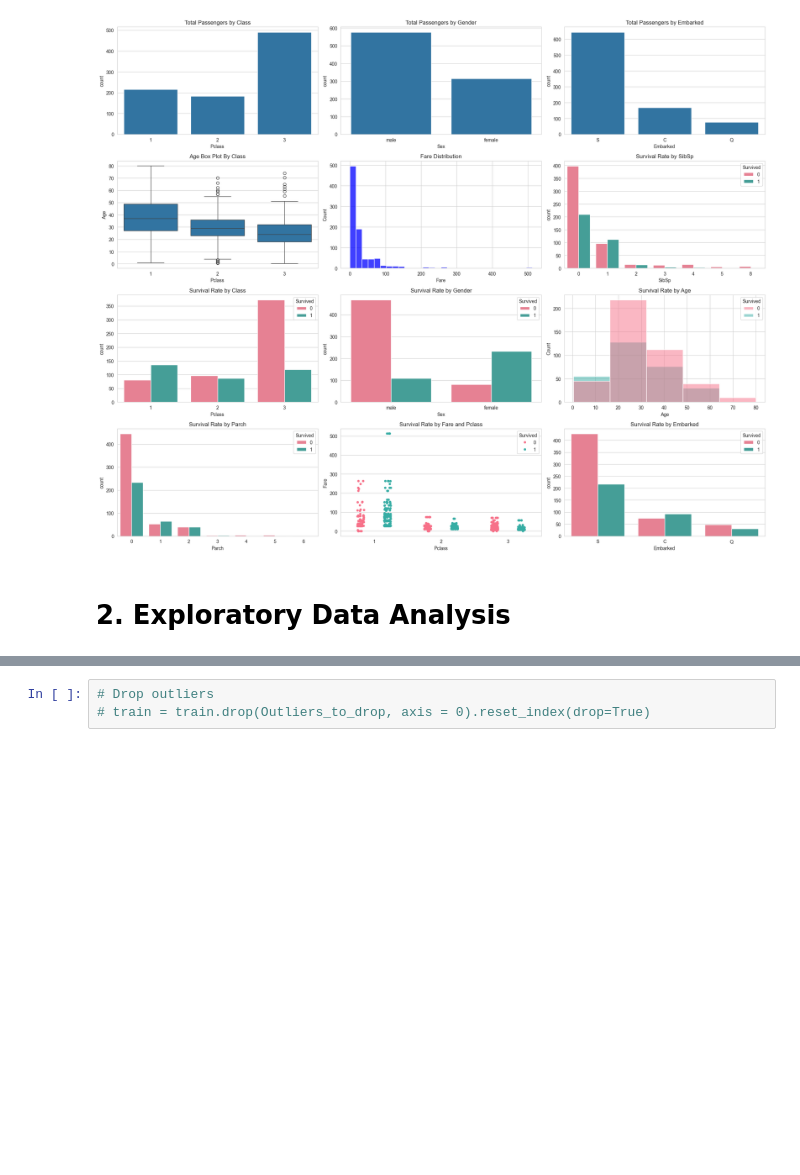
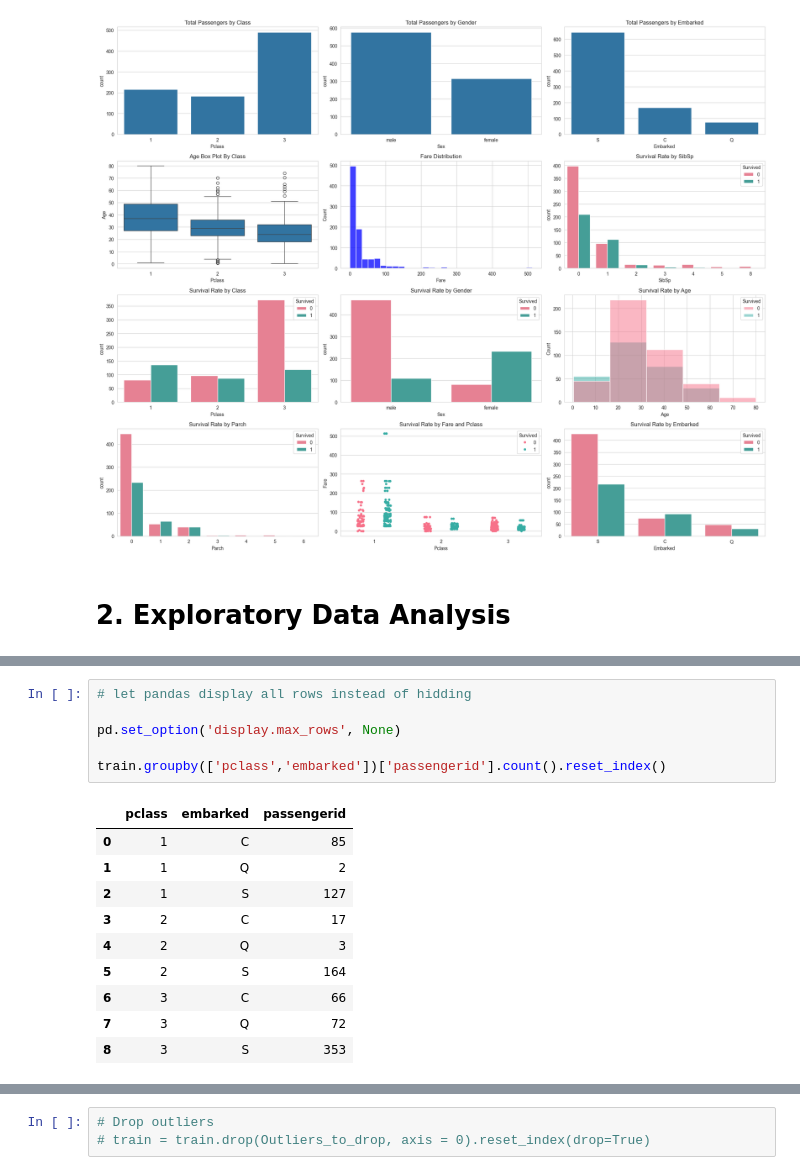
Before and after one commit to xiangshiyin/machine-learning-for-actuarial-science, a Jupyter notebook: 2025-spring/week05/notebook/demo.ipynb, the cells around one changed output, grey strips where cells are left out. Saved outputs shown, nothing was run; the diff lists cells and outputs as text; blank space fills up the shorter version.

```diff
--- a/2025-spring/week05/notebook/demo.ipynb
+++ b/2025-spring/week05/notebook/demo.ipynb
@@ -148,0 +221,17 @@ plt.show()
+# %%
+# let pandas display all rows instead of hidding
+
+pd.set_option('display.max_rows', None)
+
+train.groupby(['pclass','embarked'])['passengerid'].count().reset_index()
+# %% [output]
+|  | pclass | embarked | passengerid |
+| 0 | 1 | C | 85 |
+| 1 | 1 | Q | 2 |
+| 2 | 1 | S | 127 |
+| 3 | 2 | C | 17 |
+| 4 | 2 | Q | 3 |
+| 5 | 2 | S | 164 |
+| 6 | 3 | C | 66 |
+| 7 | 3 | Q | 72 |
+| 8 | 3 | S | 353 |
```
Also changed, not shown: parts of 54 cells of this notebook, 1 other file.
